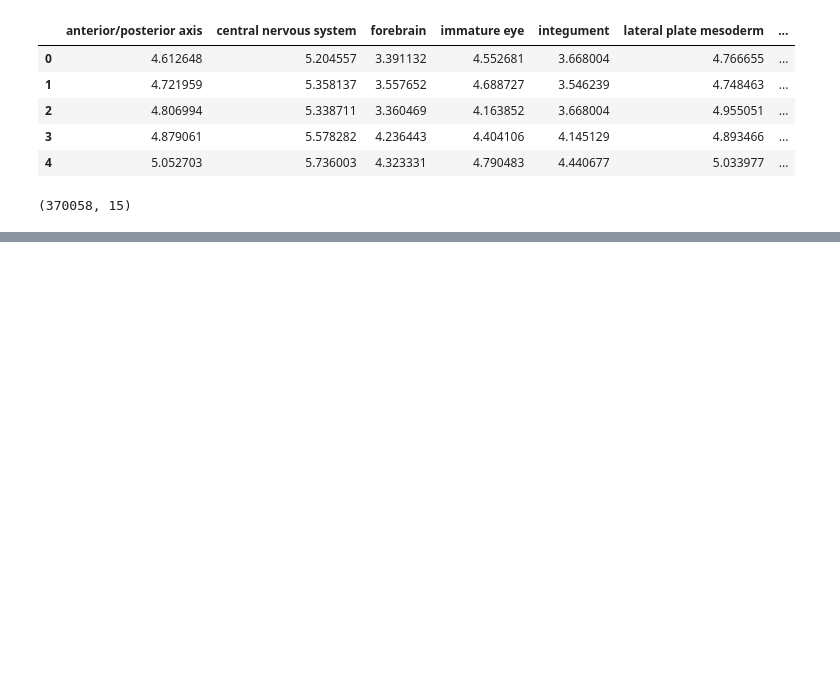
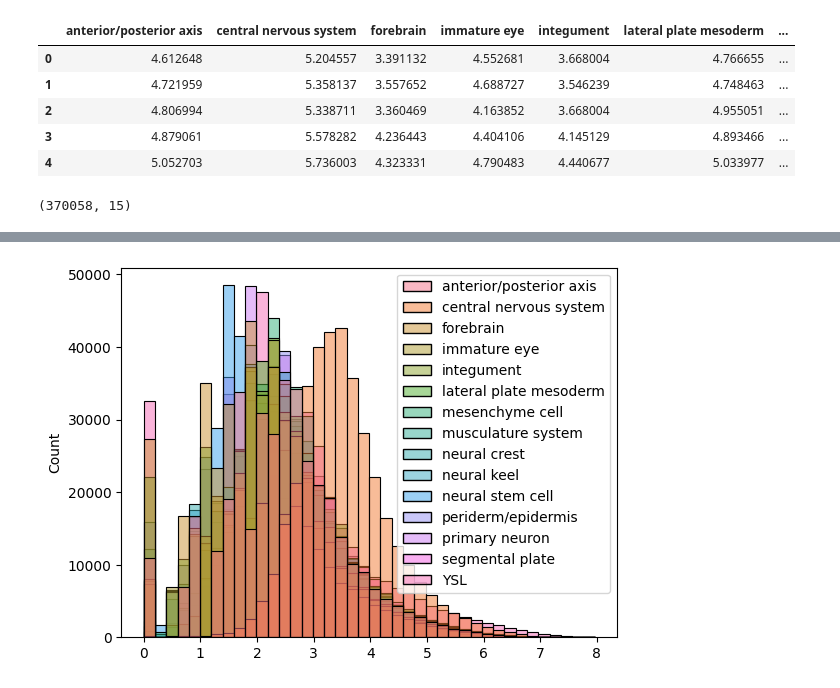
Before and after one commit to victornemenike/neural-crest-deep-learning, a Jupyter notebook: notebooks/atac_seq_analysis.ipynb, the cells around one changed output, grey strips where cells are left out. Cells and saved outputs as stored; diff of their text form; code cells hidden in the pictures; blank space fills up the shorter version.

```diff
--- a/notebooks/atac_seq_analysis.ipynb
+++ b/notebooks/atac_seq_analysis.ipynb
@@ -17,0 +62,4 @@ data.shape
+# %%
+_ = sns.histplot(data, bins = 40)
+# %% [output]
+[figure, added]
```
Also changed, not shown: parts of 5 cells of this notebook, 2 other files.
